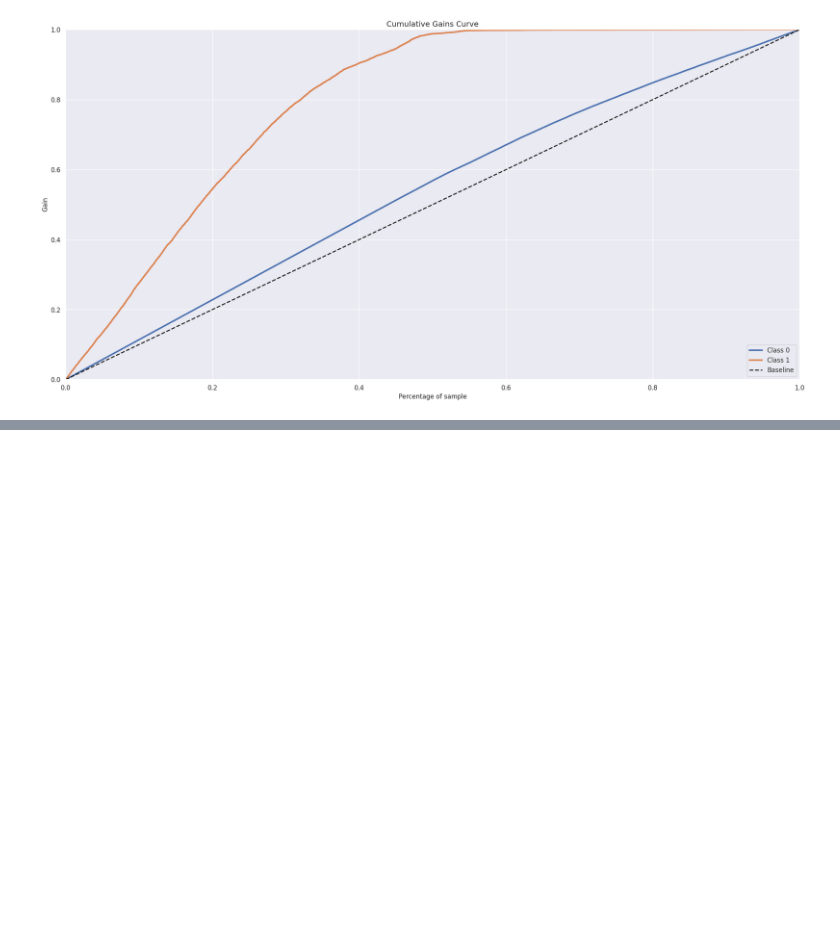
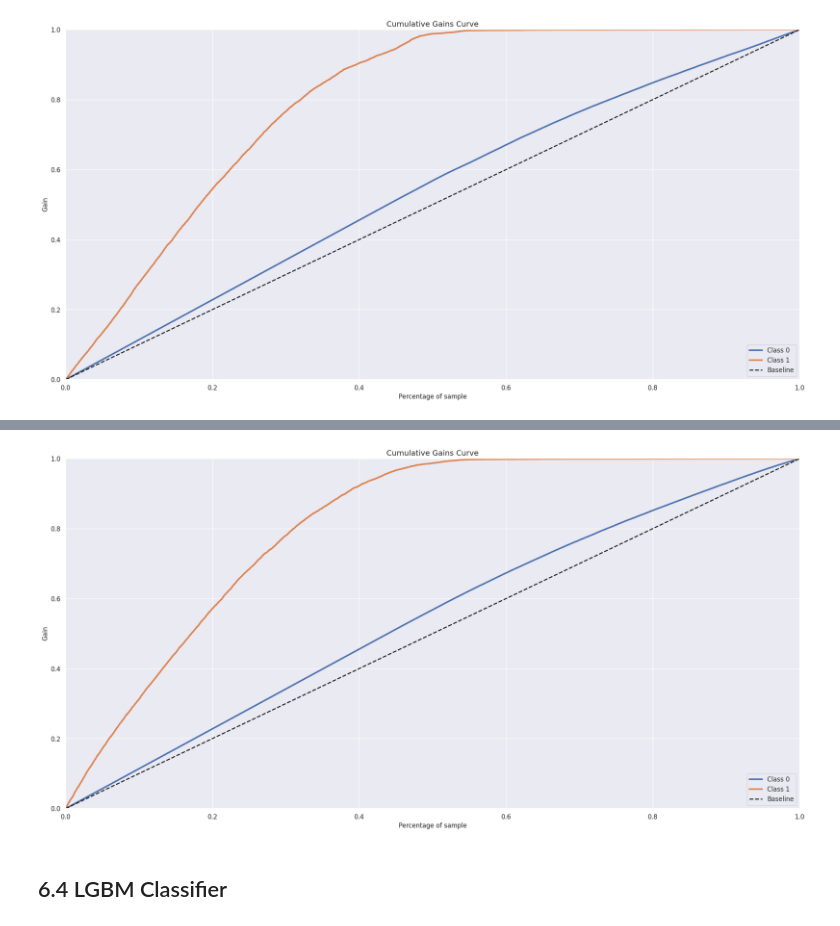
Before and after one commit to AndreMenezesDS/PA004_health_insurance, a Jupyter notebook: PA004_notebook.ipynb, the cells around one changed output, grey strips where cells are left out. Cells and saved outputs as stored; diff of their text form; code cells hidden in the pictures; blank space fills up the shorter version.

```diff
--- a/PA004_notebook.ipynb
+++ b/PA004_notebook.ipynb
@@ -720,0 +978,25 @@ skplt.metrics.plot_cumulative_gain( y_validation, yhat_lr);
+# %%
+%%time
+
+#model Definition
+model_xgb = xgb.XGBClassifier(objective= 'binary:logistic',
+                              n_estimators=100,
+                              eta=0.01,
+                              max_depth=10,
+                              subsample=0.7,
+                              colsample_bytee=0.9,
+                              random_state=32)
+
+eval_set = [(x_validation, y_validation)]
+
+#Model Training
+model_xgb.fit( x_train,
+              y_train,
+              eval_set = eval_set,
+              eval_metric = 'logloss',
+              early_stopping_rounds=50,
+              verbose=False)
+
+#Model Predict
+yhat_xgb = model_xgb.predict_proba( x_validation )
+print(f"XGBoost logloss on the evaluation set: {log_loss(y_validation, yhat_xgb):.5f}")
@@ -720,0 +1010,7 @@ skplt.metrics.plot_cumulative_gain( y_validation, yhat_lr);
+# %%
+#Acumulative Gain
+skplt.metrics.plot_cumulative_gain( y_validation, yhat_xgb);
+# %% [output]
+[figure, added]
+# %% [markdown]
+## 6.4 LGBM Classifier
```
Also changed, not shown: parts of 20 cells of this notebook, 1 other file.
